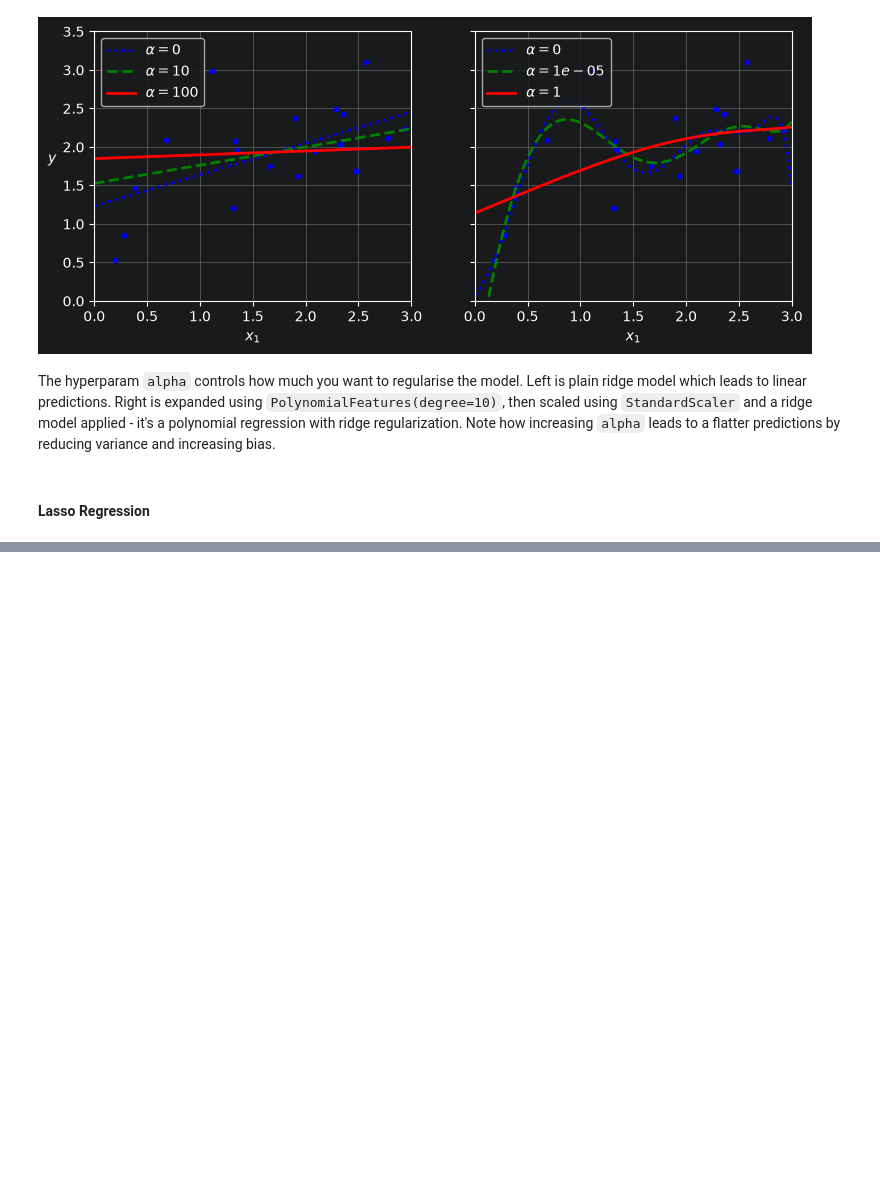
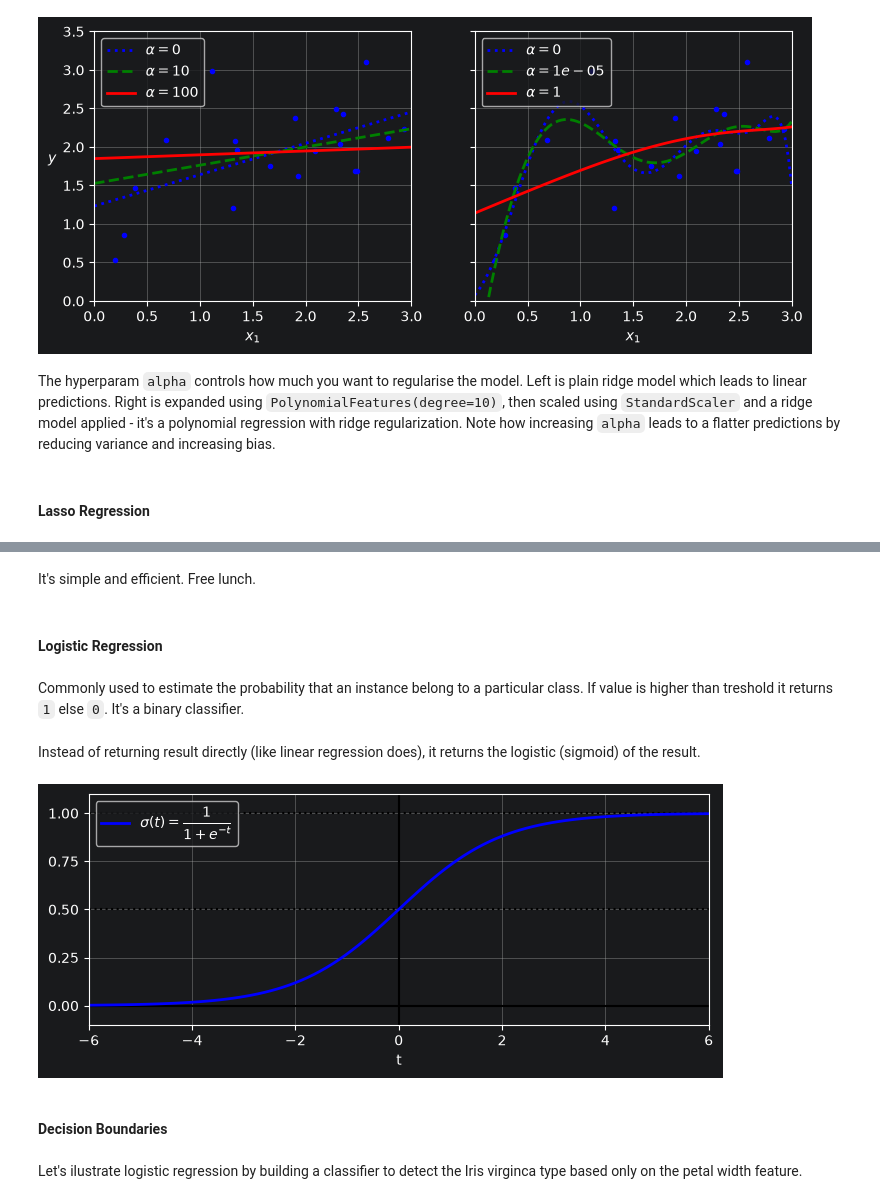
Before and after one commit to AVilums/hands-on-ml, a Jupyter notebook: chapter_4/training_models.ipynb, the cells around one changed output, grey strips where cells are left out. Saved outputs shown, nothing was run; the diff lists cells and outputs as text; code cells hidden in the pictures; blank space fills up the shorter version.

```diff
--- a/chapter_4/training_models.ipynb
+++ b/chapter_4/training_models.ipynb
@@ -503,0 +599,32 @@ The hyperparam `alpha` controls how much you want to regularise the model. Left
+# %% [markdown]
+It's simple and efficient. Free lunch.
+# %% [markdown]
+#### Logistic Regression
+# %% [markdown]
+Commonly used to estimate the probability that an instance belong to a particular class. If value is higher than treshold it returns `1` else `0`. It's a binary classifier.
+# %% [markdown]
+Instead of returning result directly (like linear regression does), it returns the logistic (sigmoid) of the result.
+# %%
+    lim = 6
+t = np.linspace(-lim, lim, 100)
+sig = 1 / (1 + np.exp(-t))
+
+plt.figure(figsize=(8, 3))
+plt.plot([-lim, lim], [0, 0], "k-")
+plt.plot([-lim, lim], [0.5, 0.5], "k:")
+plt.plot([-lim, lim], [1, 1], "k:")
+plt.plot([0, 0], [-1.1, 1.1], "k-")
+plt.plot(t, sig, "b-", linewidth=2, label=r"$\sigma(t) = \dfrac{1}{1 + e^{-t}}$")
+plt.xlabel("t")
+plt.legend(loc="upper left")
+plt.axis([-lim, lim, -0.1, 1.1])
+plt.gca().set_yticks([0, 0.25, 0.5, 0.75, 1])
+plt.grid()
+
+plt.show()
+# %% [output]
+[figure, added]
+# %% [markdown]
+#### Decision Boundaries
+# %% [markdown]
+Let's ilustrate logistic regression by building a classifier to detect the Iris virginca type based only on the petal width feature.
```
Also changed, not shown: parts of 26 cells of this notebook.
